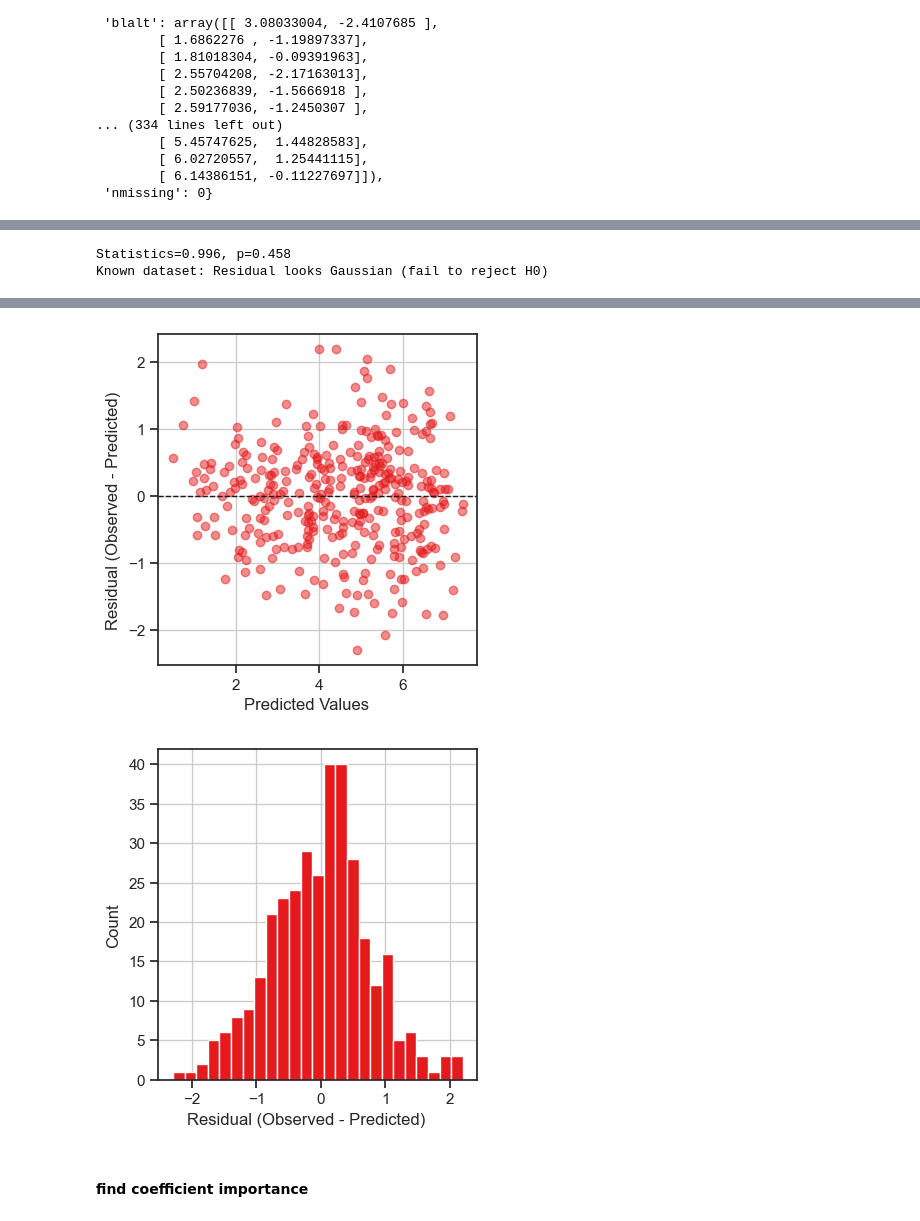
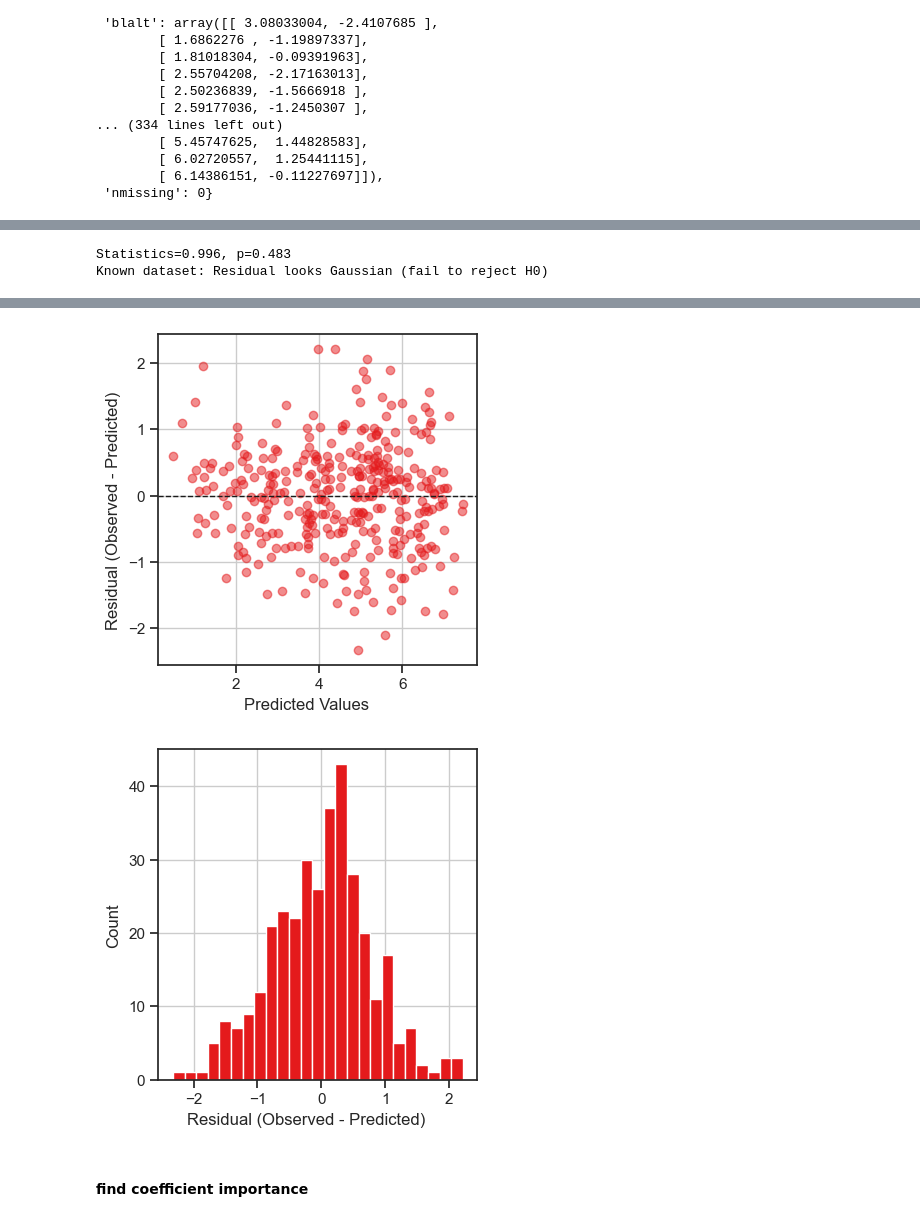
Before and after one commit to ear-team/haupert_acoustic_indices_2025, a Jupyter notebook: notebooks/03_expert_indices_regression_linear_Groupkfold_by_habitat.ipynb, the cells around one changed output, grey strips where cells are left out. Cells and saved outputs as stored; diff of their text form; code cells hidden in the pictures.

```diff
--- a/notebooks/03_expert_indices_regression_linear_Groupkfold_by_habitat.ipynb
+++ b/notebooks/03_expert_indices_regression_linear_Groupkfold_by_habitat.ipynb
@@ -578,6 +578,8 @@ VERBOSE = False
 CONFIG = cfg.load_config('config_publication.yaml')
 
 GT = CONFIG['ground_truth']
+
+LIST_INDICES_MULTI_REG= CONFIG['list_indices_multiple_regression']
 
 PALETTE_NAME = "Set2" # Set1 Set2 husl
 NUM_COLORS = 7
@@ -977,10 +951,10 @@ warnings.filterwarnings("ignore")
 # Normalize the data as now there are 60 indices
 df_scaled = df.copy()
 scaler = StandardScaler()
-df_scaled[CONFIG['list_indices'] + [GT]] = scaler.fit_transform(df_scaled[CONFIG['list_indices'] + [GT]])
+df_scaled[LIST_INDICES_MULTI_REG + [GT]] = scaler.fit_transform(df_scaled[LIST_INDICES_MULTI_REG + [GT]])
 
 df_metrics_kfold, models_list = groupkfold_regression(
-                                indices=list_indices_without_corr,
+                                indices=LIST_INDICES_MULTI_REG,
                                 gt=GT,
                                 df=df_scaled,
                                 model=model,
@@ -1008,14 +982,11 @@ display(df_metrics_kfold.head(2))
 # Plot the prediction vs the test
 #############################################
 
-# feature_names = CONFIG['list_indices']
-feature_names = list_indices_without_corr
-
-# concatenate the list CONFIG['list_indices'] to a string
-INDICE_STR = '_'.join(feature_names)
+# concatenate the list LIST_INDICES_MULTI_REG to a string
+INDICE_STR = '_'.join(LIST_INDICES_MULTI_REG)
 
 # with known dataset
-X_kfold = df_scaled[CONFIG['list_indices']].astype('float')
+X_kfold = df_scaled[LIST_INDICES_MULTI_REG].astype('float')
 y_kfold = df_scaled[GT].astype('float')
 
 # find the first value of the dictionnary models_list
@@ -1026,7 +997,7 @@ indice = list(best_model.keys())[0]
 best_model = best_model[indice]
 
 # do the prediction
-y_kfold_pred = best_model.predict(X_kfold[feature_names])
+y_kfold_pred = best_model.predict(X_kfold[LIST_INDICES_MULTI_REG])
 
 # inverse normalize
 X_kfold[GT] = y_kfold
@@ -1060,5 +1031,5 @@ if p > alpha:
 else:
         print('Known dataset: Residual does not look Gaussian (reject H0)')
 # %% [output]
-Statistics=0.996, p=0.458
+Statistics=0.996, p=0.483
 Known dataset: Residual looks Gaussian (fail to reject H0)
@@ -1066,6 +1037,6 @@ Known dataset: Residual looks Gaussian (fail to reject H0)
 [figure]
-[figure, old version]
+[figure, new version]
-[figure, old version]
+[figure, new version]
 # %% [markdown]
 #### find coefficient importance
 # %% [markdown]
```
Also changed, not shown: parts of 9 cells of this notebook, 4 other files.
